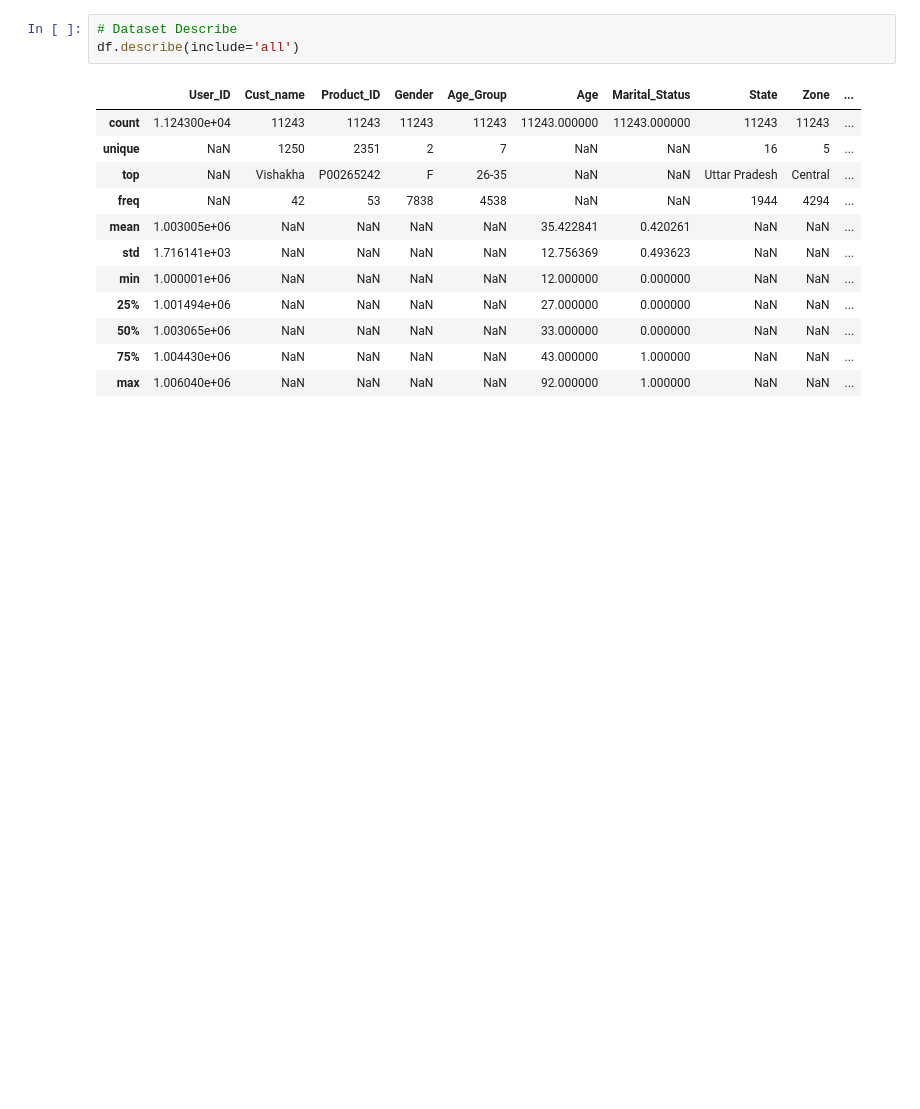
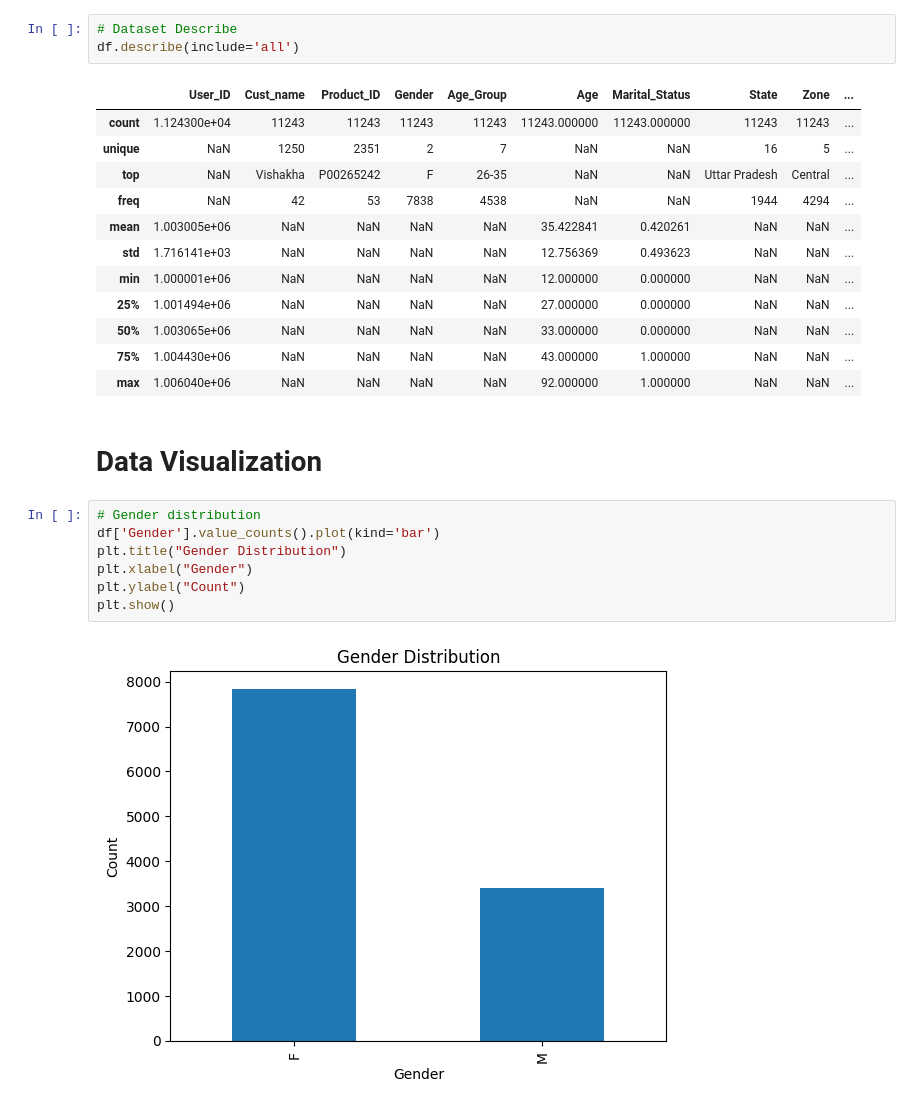
Before and after one commit to harshada4912/Diwali-Sales-Analytics-Pyhton, a Jupyter notebook: Diwali_Sales_Analytics.ipynb, the cells around one changed output. Saved outputs shown, nothing was run; the diff lists cells and outputs as text; blank space fills up the shorter version.

```diff
--- a/Diwali_Sales_Analytics.ipynb
+++ b/Diwali_Sales_Analytics.ipynb
@@ -318,3 +318,14 @@ df.describe(include='all')
 | 50% | 1.003065e+06 | NaN | NaN | NaN | NaN | 33.000000 | 0.000000 | NaN | NaN | ... |
 | 75% | 1.004430e+06 | NaN | NaN | NaN | NaN | 43.000000 | 1.000000 | NaN | NaN | ... |
 | max | 1.006040e+06 | NaN | NaN | NaN | NaN | 92.000000 | 1.000000 | NaN | NaN | ... |
+# %% [markdown]
+# Data  Visualization
+# %%
+# Gender distribution
+df['Gender'].value_counts().plot(kind='bar')
+plt.title("Gender Distribution")
+plt.xlabel("Gender")
+plt.ylabel("Count")
+plt.show()
+# %% [output]
+[figure, added]
```
Also changed, not shown: parts of 6 cells of this notebook.
